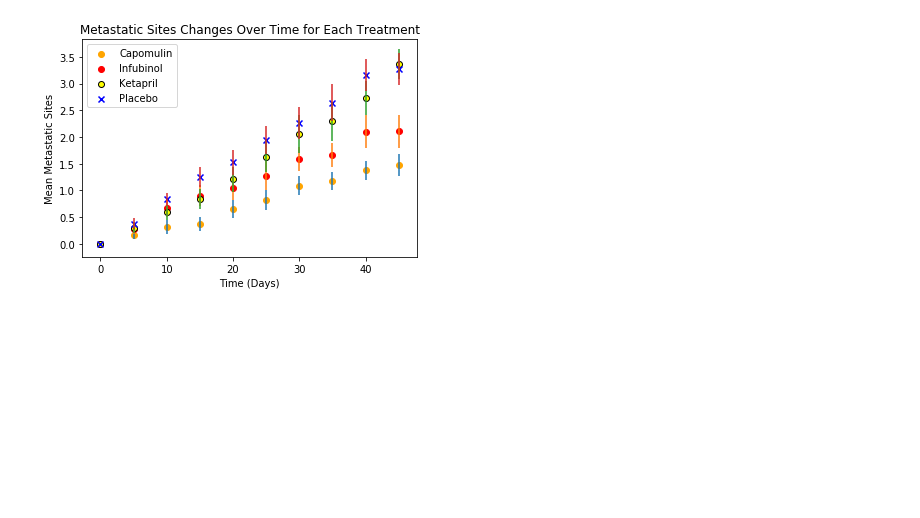
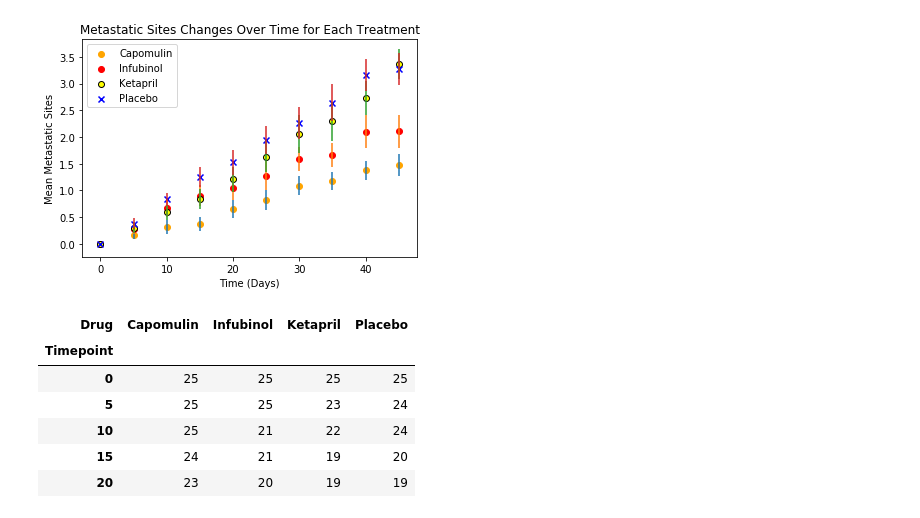
Before and after one commit to adamahrens/matplotlib-challenge, a Jupyter notebook: Pymaceuticals/Matplotlib.ipynb, the cells around one changed output. Drawn from its saved outputs; the diff is of its cells as text; code cells hidden in the pictures; blank space fills up the shorter version.

```diff
--- a/Pymaceuticals/Matplotlib.ipynb
+++ b/Pymaceuticals/Matplotlib.ipynb
@@ -175,3 +179,18 @@ plt.savefig("../Pymaceuticals/Metastatic-Sites-Changes-Over-Time-for-Each-Treatm
 plt.show()
 # %% [output]
 [figure]
+# %%
+# Survival Rates of Mice
+mice_counts = complete_data.groupby(['Drug', 'Timepoint']).agg({'Mouse ID' : 'count'}).reset_index()
+mice_counts = mice_counts.set_index('Timepoint')
+mice_counts = mice_counts.pivot(index=mice_counts.index, columns='Drug')['Mouse ID']
+mice_counts = mice_counts[['Capomulin', 'Infubinol', 'Ketapril', 'Placebo']]
+mice_counts.head()
+# %% [output]
+| Drug | Capomulin | Infubinol | Ketapril | Placebo |
+| Timepoint |  |  |  |  |
+| 0 | 25 | 25 | 25 | 25 |
+| 5 | 25 | 25 | 23 | 24 |
+| 10 | 25 | 21 | 22 | 24 |
+| 15 | 24 | 21 | 19 | 20 |
+| 20 | 23 | 20 | 19 | 19 |
```
Also changed, not shown: parts of 2 cells of this notebook, 1 other file.
